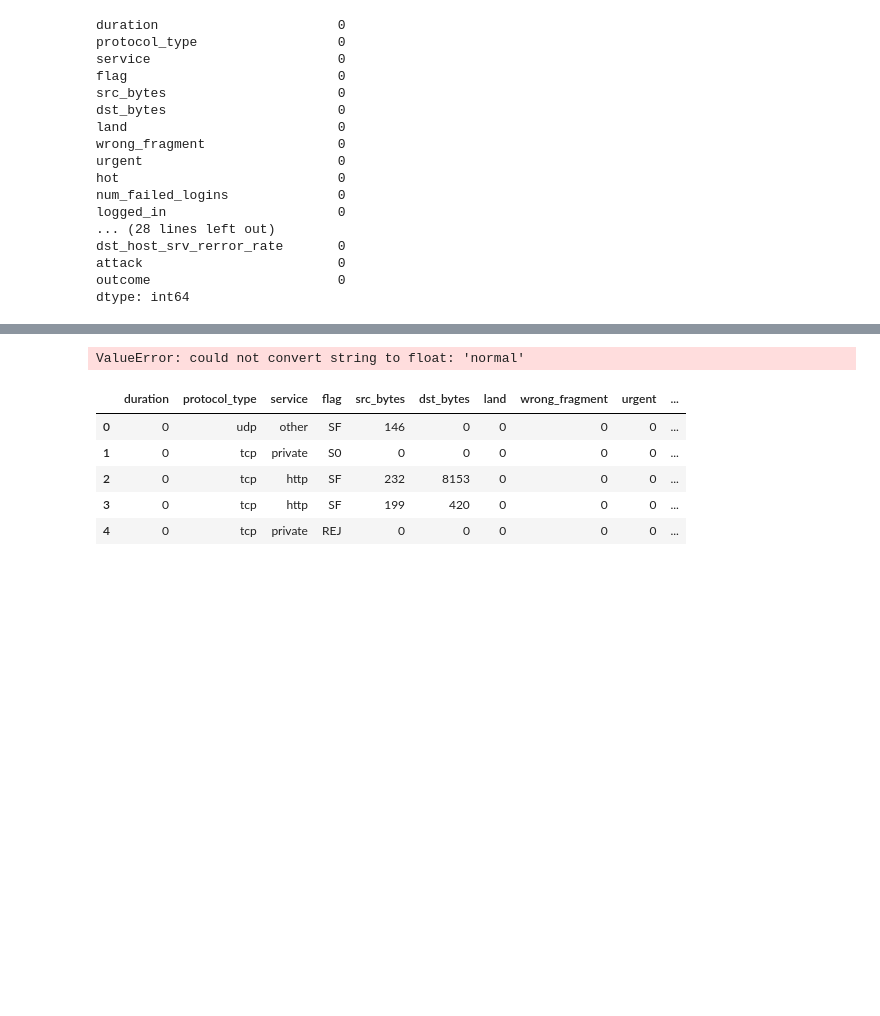
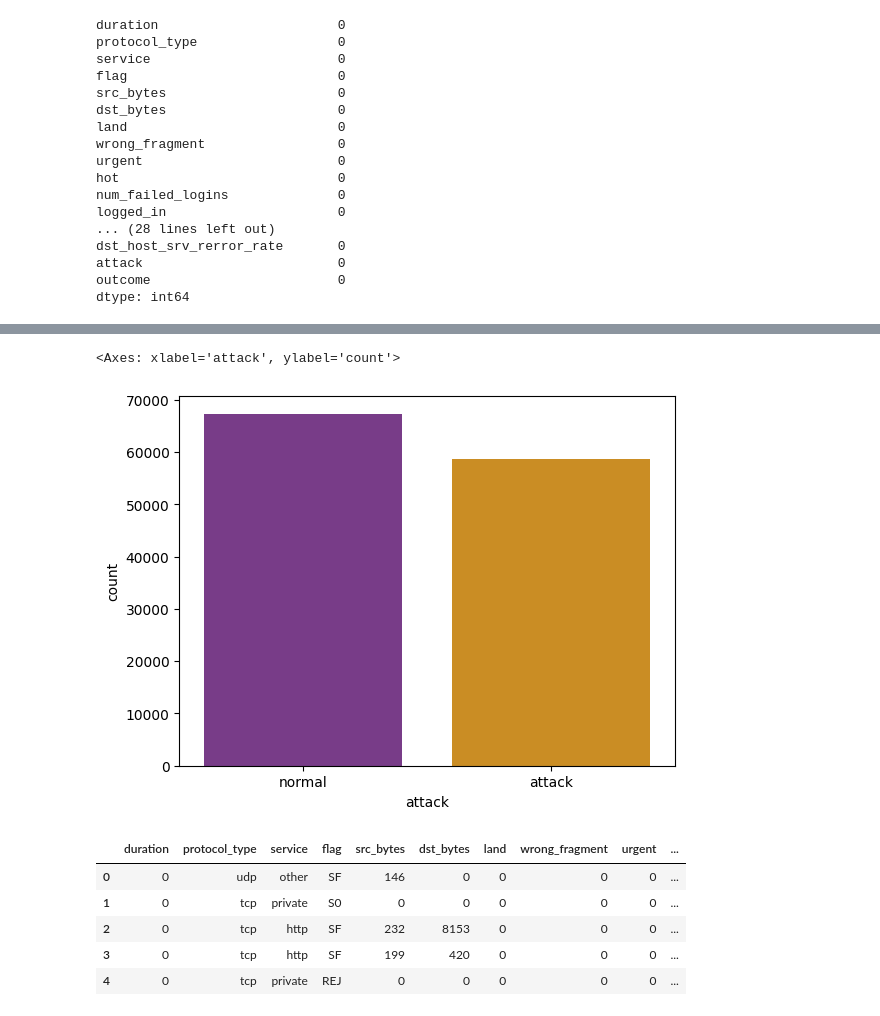
Before and after one commit to Juanperlas/tesis, a Jupyter notebook: datos_tesis.ipynb, the cells around one changed output, grey strips where cells are left out. Drawn from its saved outputs; the diff is of its cells as text; code cells hidden in the pictures; blank space fills up the shorter version.

```diff
--- a/datos_tesis.ipynb
+++ b/datos_tesis.ipynb
@@ -81,9 +82,10 @@ Name: attack, dtype: int64
 # %%
 import seaborn as sns
 
-sns.countplot(data_train.attack.value_counts() , palette = 'CMRmap')
+sns.countplot(data = data_train.attack, x = data_train['attack'], palette = 'CMRmap')
 # %% [output]
-ValueError: could not convert string to float: 'normal'
+<Axes: xlabel='attack', ylabel='count'>
+[figure, added]
 # %%
 # %% [output]
 |  | duration | protocol_type | service | flag | src_bytes | dst_bytes | land | wrong_fragment | urgent | ... |
```
Also changed, not shown: parts of 4 cells of this notebook, 1 other file.
